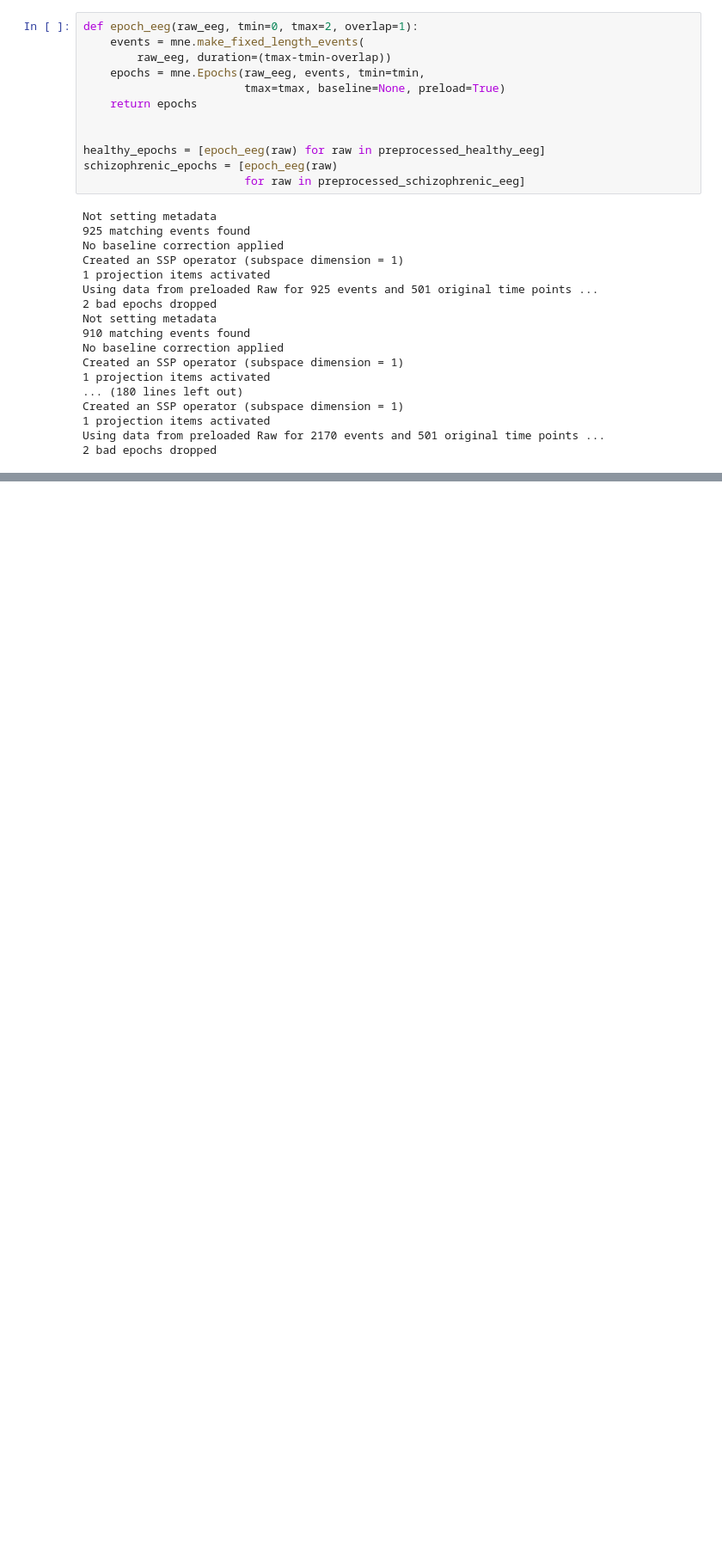
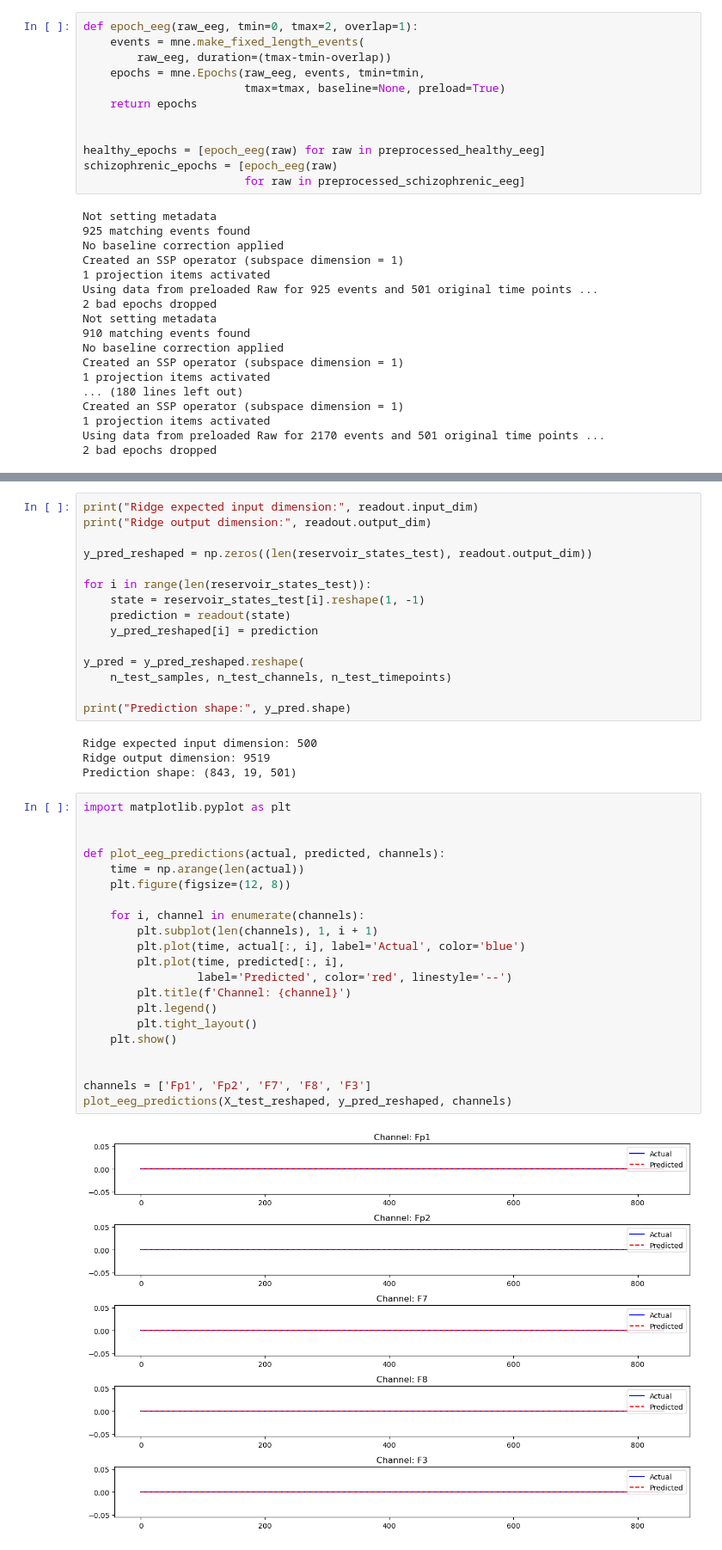
Before and after one commit to Da4kek/Schizo-hormone, a Jupyter notebook: RSNN.ipynb, the cells around one changed output, grey strips where cells are left out. Shown at 86% size. Saved outputs shown, nothing was run; the diff lists cells and outputs as text; blank space fills up the shorter version.

```diff
--- a/RSNN.ipynb
+++ b/RSNN.ipynb
@@ -236,0 +258,42 @@ TypeError: Node 'Reservoir-3': Reservoir(lr=0.3, sr=0.95, input_scaling=1.0, bia
+# %%
+print("Ridge expected input dimension:", readout.input_dim)
+print("Ridge output dimension:", readout.output_dim)
+
+y_pred_reshaped = np.zeros((len(reservoir_states_test), readout.output_dim))
+
+for i in range(len(reservoir_states_test)):
+    state = reservoir_states_test[i].reshape(1, -1)
+    prediction = readout(state)
+    y_pred_reshaped[i] = prediction
+
+y_pred = y_pred_reshaped.reshape(
+    n_test_samples, n_test_channels, n_test_timepoints)
+
+print("Prediction shape:", y_pred.shape)
+# %% [output]
+Ridge expected input dimension: 500
+Ridge output dimension: 9519
+Prediction shape: (843, 19, 501)
+# %%
+import matplotlib.pyplot as plt
+
+
+def plot_eeg_predictions(actual, predicted, channels):
+    time = np.arange(len(actual))
+    plt.figure(figsize=(12, 8))
+
+    for i, channel in enumerate(channels):
+        plt.subplot(len(channels), 1, i + 1)
+        plt.plot(time, actual[:, i], label='Actual', color='blue')
+        plt.plot(time, predicted[:, i],
+                 label='Predicted', color='red', linestyle='--')
+        plt.title(f'Channel: {channel}')
+        plt.legend()
+        plt.tight_layout()
+    plt.show()
+
+
+channels = ['Fp1', 'Fp2', 'F7', 'F8', 'F3']
+plot_eeg_predictions(X_test_reshaped, y_pred_reshaped, channels)
+# %% [output]
+[figure, added]
```
Also changed, not shown: parts of 15 cells of this notebook.
